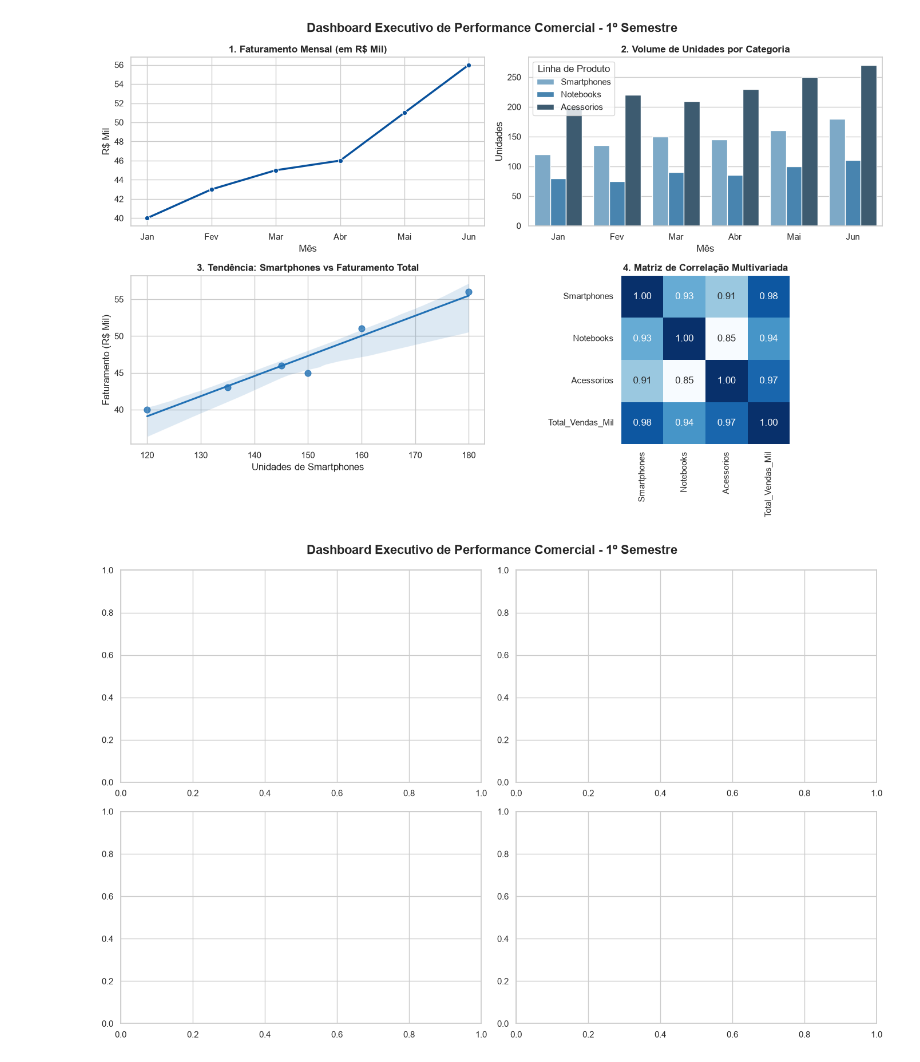
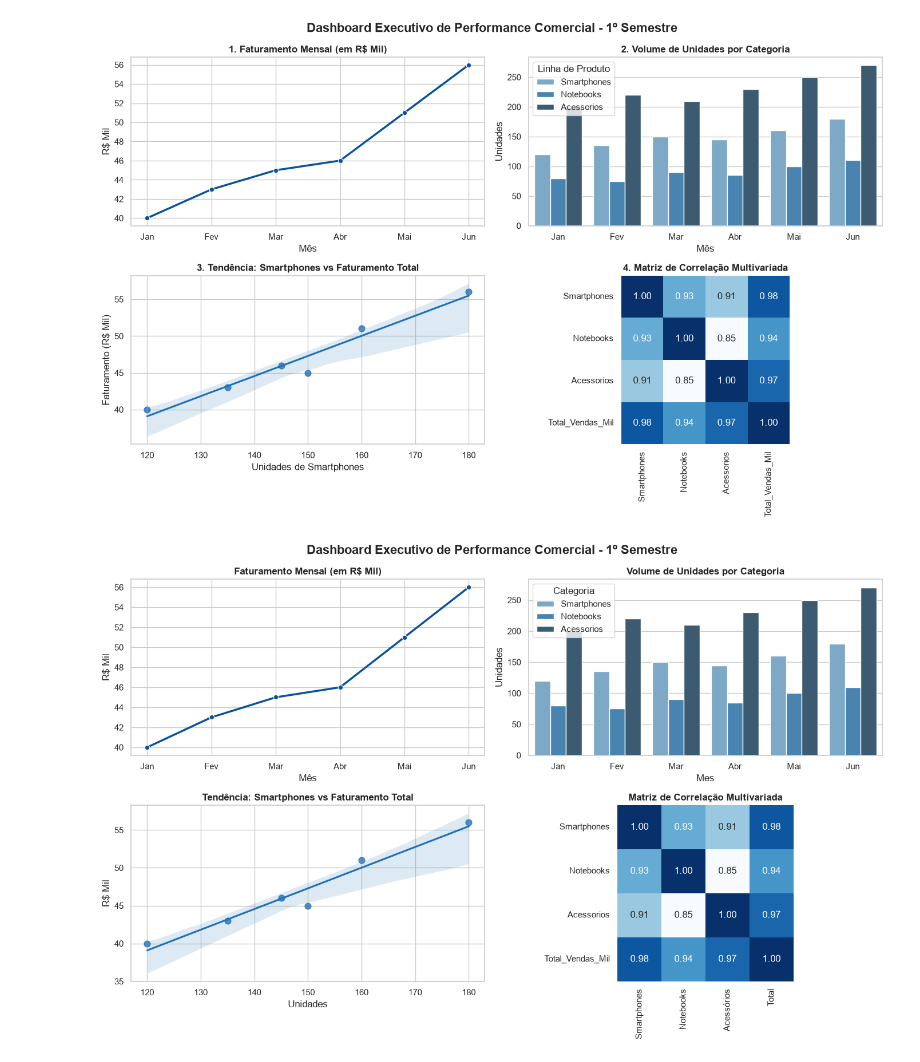
Before and after one commit to GustavoSantosRJ/Estatistica_Descritiva, a Jupyter notebook: Codigos/07-Dashboard_Visualizacoes_SEABORN_Aluno.ipynb, the cells around one changed output. Drawn from its saved outputs; the diff is of its cells as text; code cells hidden in the pictures.

Commit message:
Classe para geração de dashboard
Classe funcionando!

```diff
--- a/Codigos/07-Dashboard_Visualizacoes_SEABORN_Aluno.ipynb
+++ b/Codigos/07-Dashboard_Visualizacoes_SEABORN_Aluno.ipynb
@@ -495,101 +495,7 @@ import seaborn as sns
 
 from pathlib import Path
 
-class dashboard_2x2:
-
-    def __init__(self, titulo_dash, largura=14, altura=9, seaborn_style='whitegrid', seaborn_palette='Blues_r'):
-        self.titulo_dash = titulo_dash
-        sns.set_theme(style=seaborn_style, palette=seaborn_palette)
-        fig, axes = plt.subplots(2, 2, figsize=(largura, altura))
-        fig.suptitle(self.titulo_dash, fontsize=16, fontweight='bold', y=0.98,)
-
-    def pos_x(self, posicao):
-        match posicao:
-            case 1:
-                return 0
-            case 2:
-                return 0
-            case 3:
-                return 1
-            case 4:
-                return 1
-
-    def pos_y(self, posicao):
-        match posicao:
-            case 1:
-                return 0
-            case 2:
-                return 1
-            case 3:
-                return 0
-            case 4:
-                return 1
-
-    def lineplot(self, posicao, titulo, df_dados, marcador='o', cor='#08519c'):
-        x = self.pos_x(posicao)
-        y = self.pos_y(posicao)
-        sns.lineplot(
-            data=df_dados,
-            x=df_dados.columns[0],
-            y=df_dados.columns[1],
-            marker=marcador,
-            color=cor,
-            linewidth=2.5,
-            ax=axes[x, y],
-        )
-        axes[x, y].set_title(titulo, fontweight='bold')
-        axes[x, y].set_xlabel(df_dados.columns[0])
-        axes[x, y].set_ylabel(df_dados.columns[1])
-
-    def barplot(self, posicao, titulo, df_dados, marcador='o', bar_palette='Blues_d'):
-        x = self.pos_x(posicao)
-        y = self.pos_y(posicao)
-        sns.barplot(
-            data=df_dados,
-            x=df_dados.columns[0],
-            y=df_dados.columns[2],
-            hue=df_dados.columns[1],
-            palette=bar_palette,
-            ax=axes[x, y],
-        )
-        axes[x, y].set_title(titulo, fontweight='bold')
-        axes[x, y].set_xlabel(df_dados.columns[0])
-        axes[x, y].set_ylabel(df_dados.columns[2])
-        axes[x, y].legend(title=df_dados.columns[1])
-
-    def regplot(self, posicao, titulo, df_dados, cor='#2171b5', estilo_pontos={'s': 60}):
-        x = self.pos_x(posicao)
-        y = self.pos_y(posicao)
-        sns.regplot(
-            data=df_dados,
-            x=df_dados.columns[0],
-            y=df_dados.columns[1],
-            color=cor,
-            scatter_kws=estilo_pontos,
-            ax=axes[x, y],
-        )
-        axes[x, y].set_title(titulo, fontweight='bold')
-        axes[x, y].set_xlabel(df_dados.columns[0])
-        axes[x, y].set_ylabel(df_dados.columns[1])
-
-    def heatmap(self, posicao, titulo, df_dados, mapa_cor='Blues', formato_numero='.2f'):
-        x = self.pos_x(posicao)
-        y = self.pos_y(posicao)
-        sns.heatmap(
-            df_dados,
-            annot=True,
-            cmap=mapa_cor,
-            fmt=formato_numero,
-            cbar=False,
-            square=True,
-            ax=axes[x, y],
-        )
-        axes[x, y].set_title(titulo, fontweight='bold')
-
-    def show(self):
-        plt.tight_layout()
-        plt.show()
-
+from dashboards import dashboard_2x2
 
 # Caminho dinâmico para a pasta 'dados' e o arquivo de vendas
 caminho = Path("..") / "DATA" / "dados_vendas.csv"
@@ -597,31 +503,31 @@ df = pd.read_csv(caminho)
 
 # Criar a grade do dashboard (2 linhas x 2 colunas)
 dash = dashboard_2x2(titulo_dash='Dashboard Executivo de Performance Comercial - 1º Semestre')
 
 # 1. Gráfico de Linha: Faturamento Mensal (Evolução Temporal)
 df_faturamento = df[['Mes', 'Total_Vendas_Mil']].copy()
 df_faturamento.columns = ['Mês', 'R$ Mil']
 dash.lineplot(1, 'Faturamento Mensal (em R$ Mil)', df_faturamento)
 
 # 2. Gráfico de Barras Agrupadas: Comparativo de Categorias
 df_comparativo = df.melt(
     id_vars=['Mes'],
     value_vars=['Smartphones', 'Notebooks', 'Acessorios'],
     var_name='Categoria',
     value_name='Unidades',
 )
 dash.barplot(2, 'Volume de Unidades por Categoria', df_comparativo)
 
 # 3. Gráfico de Regressão: Dispersão + Linha de Tendência Linear
 df_smartphones = df[['Smartphones', 'Total_Vendas_Mil']].copy()
 df_smartphones.columns = ['Unidades', 'R$ Mil']
 dash.regplot(3, 'Tendência: Smartphones vs Faturamento Total', df_smartphones)
 
 # 4. Mapa de Calor: Matriz de Correlação
 df_corr = df[['Smartphones', 'Notebooks', 'Acessorios', 'Total_Vendas_Mil']].corr()
 df_corr.columns = ['Smartphones', 'Notebooks', 'Acessórios', 'Total']
 dash.heatmap(4, 'Matriz de Correlação Multivariada', df_corr)
 
 dash.show()
 # %% [output]
-[figure, old version]
+[figure, new version]
```
Also changed, not shown: 1 other file.
